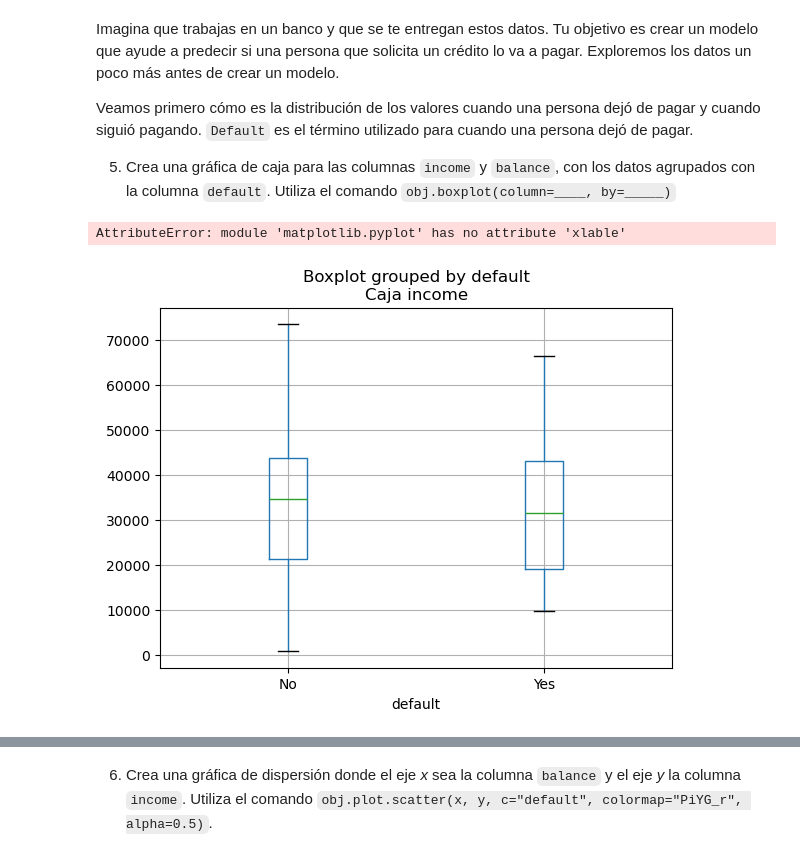
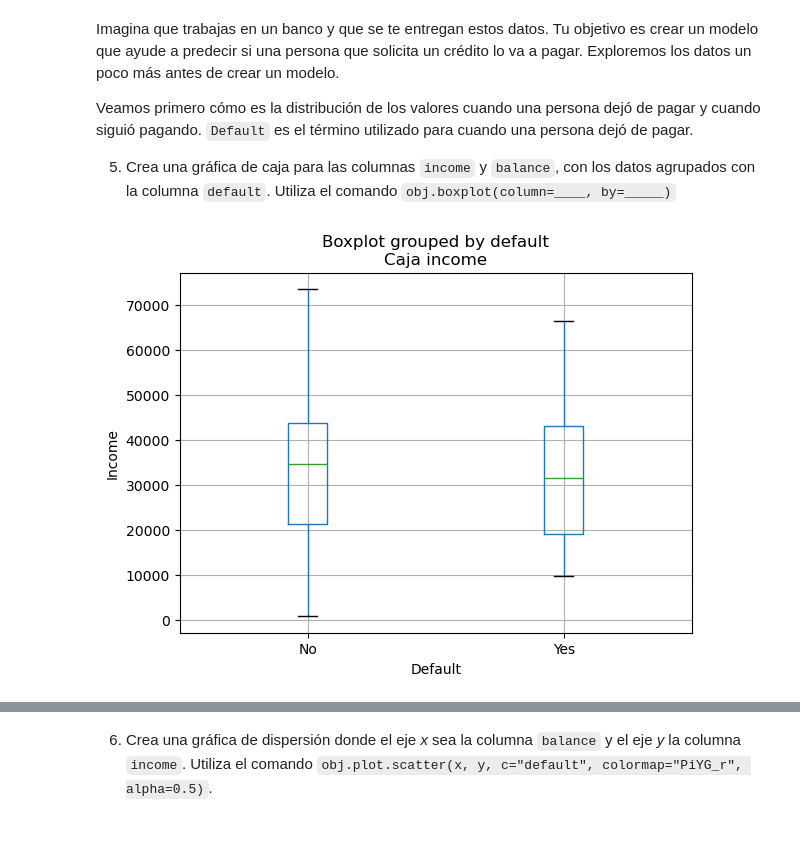
Before and after one commit to antoniorte/hello-world, a Jupyter notebook: T06 - Laboratorio de regresión logística.ipynb, the cells around one changed output, grey strips where cells are left out. Saved outputs shown, nothing was run; the diff lists cells and outputs as text; code cells hidden in the pictures.

```diff
--- a/T06 - Laboratorio de regresión logística.ipynb
+++ b/T06 - Laboratorio de regresión logística.ipynb
@@ -108,12 +108,11 @@ Veamos primero cómo es la distribución de los valores cuando una persona dejó
 # %%
 datos.boxplot(column="income", by="default")
 plt.title("Caja income")
-plt.xlable("Default")
-plt.ylable("Income")
+plt.xlabel("Default")
+plt.ylabel("Income")
 plt.show()
 # %% [output]
-AttributeError: module 'matplotlib.pyplot' has no attribute 'xlable'
-[figure, old version]
+[figure, new version]
 # %%
 datos.boxplot(column="balance", by="default")
 plt.title("Caja balance")
```
Also changed, not shown: parts of 8 cells of this notebook.
